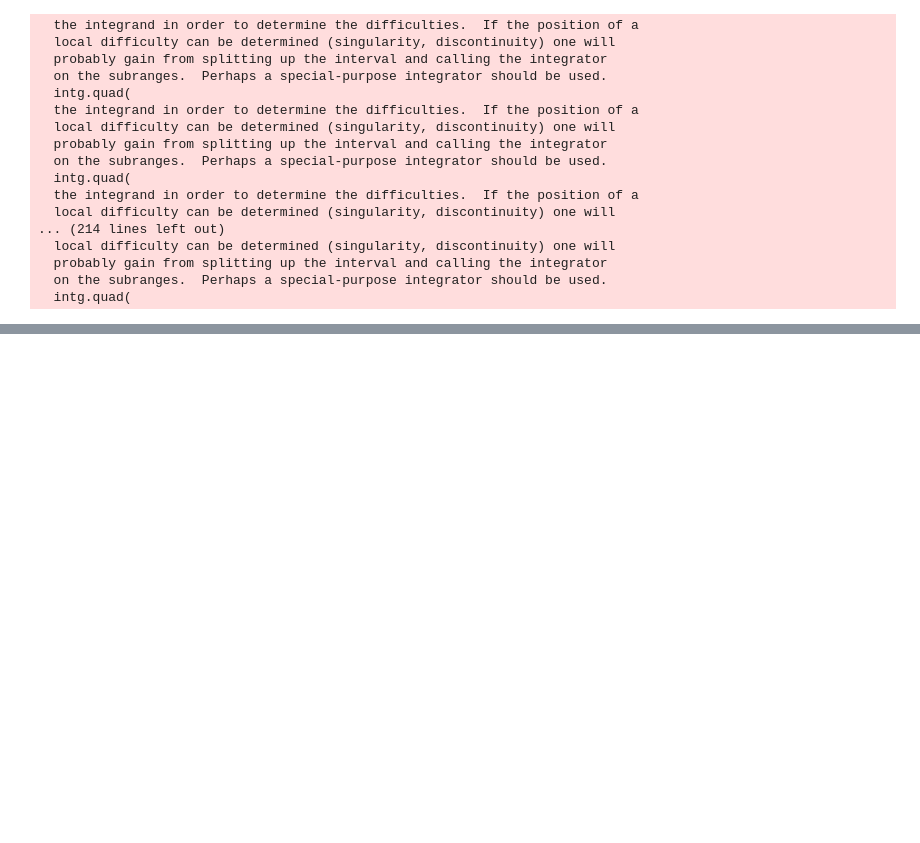
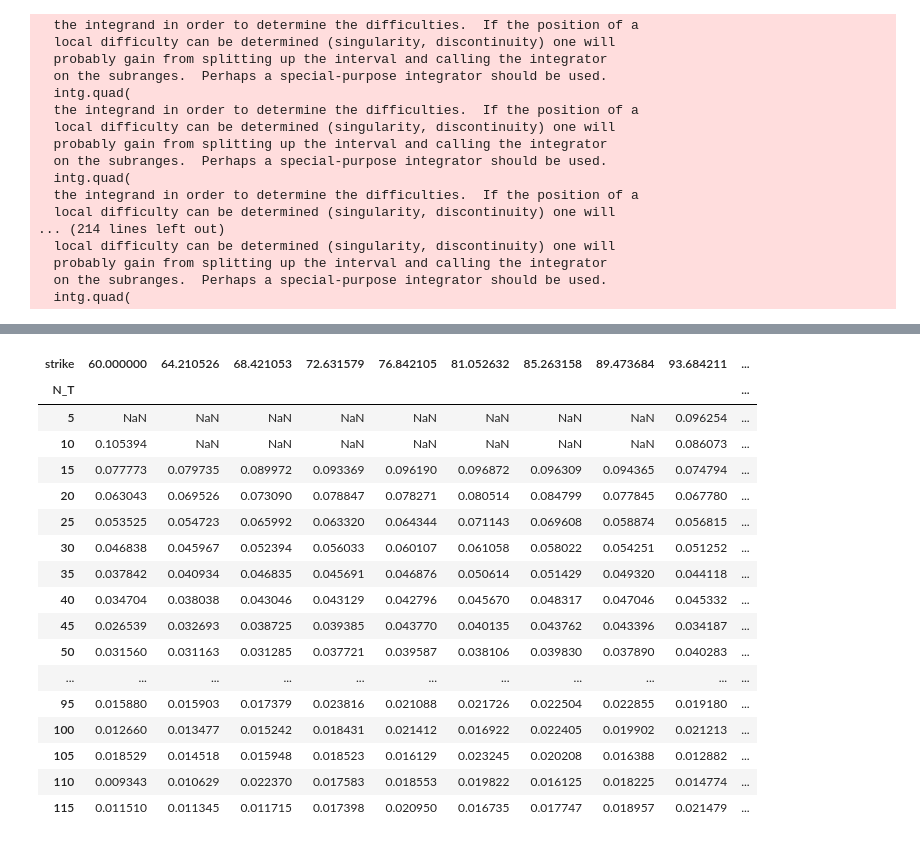
Before and after one commit to ArtemySazonov/Stochastic-Volatility-Models, a Jupyter notebook: Code/run_grid_cupy.ipynb, the cells around one changed output, grey strips where cells are left out. Cells and saved outputs as stored; diff of their text form; code cells hidden in the pictures; blank space fills up the shorter version.

```diff
--- a/Code/run_grid_cupy.ipynb
+++ b/Code/run_grid_cupy.ipynb
@@ -152,0 +333,21 @@ MC_compare_models_grid_test_1
+# %%
+tmp_tg_error.T[tmp_tg_error.T < 0.11]
+# %% [output]
+| strike | 60.000000 | 64.210526 | 68.421053 | 72.631579 | 76.842105 | 81.052632 | 85.263158 | 89.473684 | 93.684211 | ... |
+| N_T |  |  |  |  |  |  |  |  |  | ... |
+| 5 | NaN | NaN | NaN | NaN | NaN | NaN | NaN | NaN | 0.096254 | ... |
+| 10 | 0.105394 | NaN | NaN | NaN | NaN | NaN | NaN | NaN | 0.086073 | ... |
+| 15 | 0.077773 | 0.079735 | 0.089972 | 0.093369 | 0.096190 | 0.096872 | 0.096309 | 0.094365 | 0.074794 | ... |
+| 20 | 0.063043 | 0.069526 | 0.073090 | 0.078847 | 0.078271 | 0.080514 | 0.084799 | 0.077845 | 0.067780 | ... |
+| 25 | 0.053525 | 0.054723 | 0.065992 | 0.063320 | 0.064344 | 0.071143 | 0.069608 | 0.058874 | 0.056815 | ... |
+| 30 | 0.046838 | 0.045967 | 0.052394 | 0.056033 | 0.060107 | 0.061058 | 0.058022 | 0.054251 | 0.051252 | ... |
+| 35 | 0.037842 | 0.040934 | 0.046835 | 0.045691 | 0.046876 | 0.050614 | 0.051429 | 0.049320 | 0.044118 | ... |
+| 40 | 0.034704 | 0.038038 | 0.043046 | 0.043129 | 0.042796 | 0.045670 | 0.048317 | 0.047046 | 0.045332 | ... |
+| 45 | 0.026539 | 0.032693 | 0.038725 | 0.039385 | 0.043770 | 0.040135 | 0.043762 | 0.043396 | 0.034187 | ... |
+| 50 | 0.031560 | 0.031163 | 0.031285 | 0.037721 | 0.039587 | 0.038106 | 0.039830 | 0.037890 | 0.040283 | ... |
+| ... | ... | ... | ... | ... | ... | ... | ... | ... | ... | ... |
+| 95 | 0.015880 | 0.015903 | 0.017379 | 0.023816 | 0.021088 | 0.021726 | 0.022504 | 0.022855 | 0.019180 | ... |
+| 100 | 0.012660 | 0.013477 | 0.015242 | 0.018431 | 0.021412 | 0.016922 | 0.022405 | 0.019902 | 0.021213 | ... |
+| 105 | 0.018529 | 0.014518 | 0.015948 | 0.018523 | 0.016129 | 0.023245 | 0.020208 | 0.016388 | 0.012882 | ... |
+| 110 | 0.009343 | 0.010629 | 0.022370 | 0.017583 | 0.018553 | 0.019822 | 0.016125 | 0.018225 | 0.014774 | ... |
+| 115 | 0.011510 | 0.011345 | 0.011715 | 0.017398 | 0.020950 | 0.016735 | 0.017747 | 0.018957 | 0.021479 | ... |
```
Also changed, not shown: parts of 35 cells of this notebook, 4 other files.
